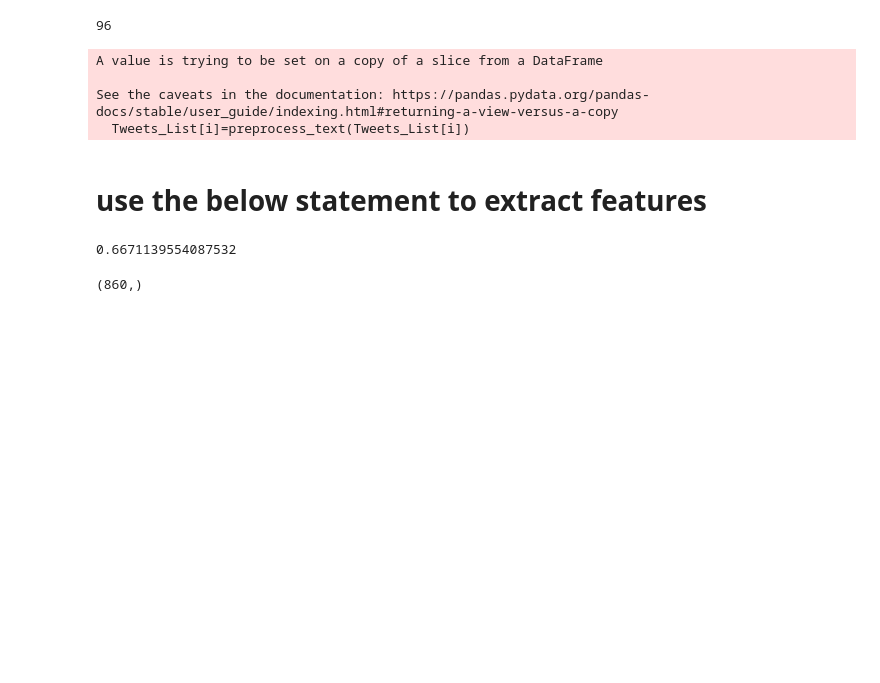
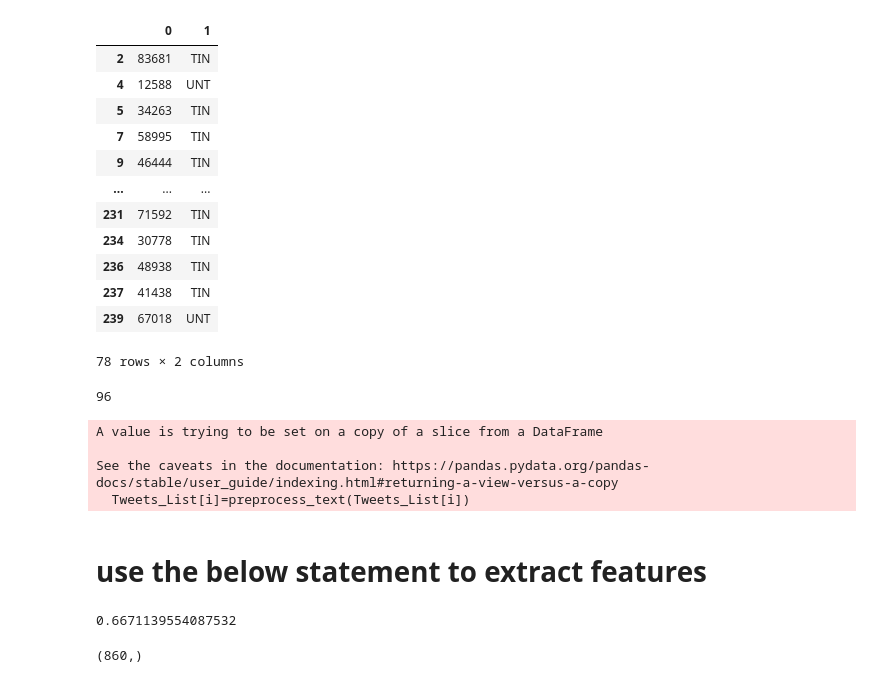
Before and after one commit to navneet-ag/Hate-Speech-Detection, a Jupyter notebook: OLID/anmol.ipynb, the cells around one changed output. Saved outputs shown, nothing was run; the diff lists cells and outputs as text; code cells hidden in the pictures; blank space fills up the shorter version.

```diff
--- a/OLID/anmol.ipynb
+++ b/OLID/anmol.ipynb
@@ -22,7 +22,7 @@ from sklearn.preprocessing import StandardScaler
 # %%
 class Features:
     def __init__(self, df_tr, df_te):
-        vectorizer = CountVectorizer(ngram_range=(1,3), min_df=10)
+        vectorizer = CountVectorizer(ngram_range=(2,4), min_df=5)
         all_tweets = df_tr.tweet
         all_tweets.append(df_te.tweet)
 
@@ -179,9 +179,6 @@ class Data:
         self.preprocess_text_caller(df_tr['tweet'])
 
         df_te = pd.DataFrame(pd.read_csv(f"testset-level{subtask}.tsv",sep="\t"))
-        df_te['tweet_original'] = df_te['tweet']
-        self.preprocess_text_caller(df_te['tweet'])
-
 
         f = Features(df_tr, df_te)
 
@@ -193,22 +190,22 @@ class Data:
 
         y_te = pd.DataFrame(pd.read_csv(f"labels-level{subtask}.csv", header=None))
 
-
         if ids is not None:
             df_te = df_te[df_te.id.isin(ids)]
             df_te.reset_index(inplace=True)
             y_te = y_te[y_te[0].isin(ids)]
 
+        df_te['tweet_original'] = df_te['tweet']
+        self.preprocess_text_caller(df_te['tweet'])
+
         X_te = self.feature_extraction(df_te, f)
         ngram_ft = f.n_grams(df_te["tweet"])
         X_te = np.column_stack((X_te, ngram_ft.toarray()))
 
-
-
         self.df_tr = df_tr
         self.df_te = df_te
 
-        return X_tr, X_te, y_tr, y_te
+        return X_tr, X_te, y_tr, y_te[1]
 
     def preprocess_text(self, tweet, flag_stemm=False, flag_lemm=False, stop_words_list=None):
 
@@ -316,3 +403,19 @@ KeyError: 0
+# %%
+y_te
+# %% [output]
+|  | 0 | 1 |
+| 2 | 83681 | TIN |
+| 4 | 12588 | UNT |
+| 5 | 34263 | TIN |
+| 7 | 58995 | TIN |
+| 9 | 46444 | TIN |
+| ... | ... | ... |
+| 231 | 71592 | TIN |
+| 234 | 30778 | TIN |
+| 236 | 48938 | TIN |
+| 237 | 41438 | TIN |
+| 239 | 67018 | UNT |
+78 rows × 2 columns
 # %%
 len(ids_b)
 # %% [output]
```
Also changed, not shown: parts of 19 cells of this notebook.
